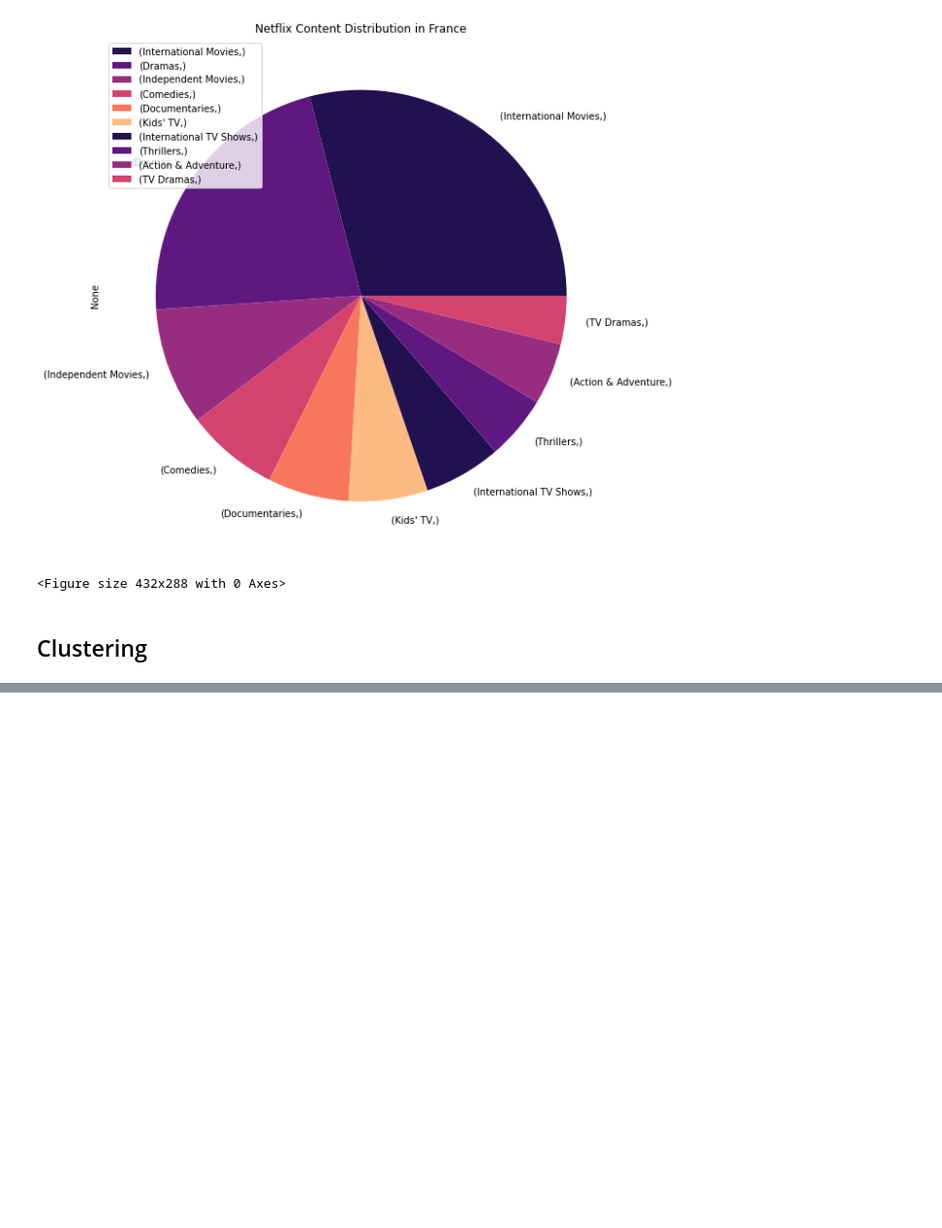
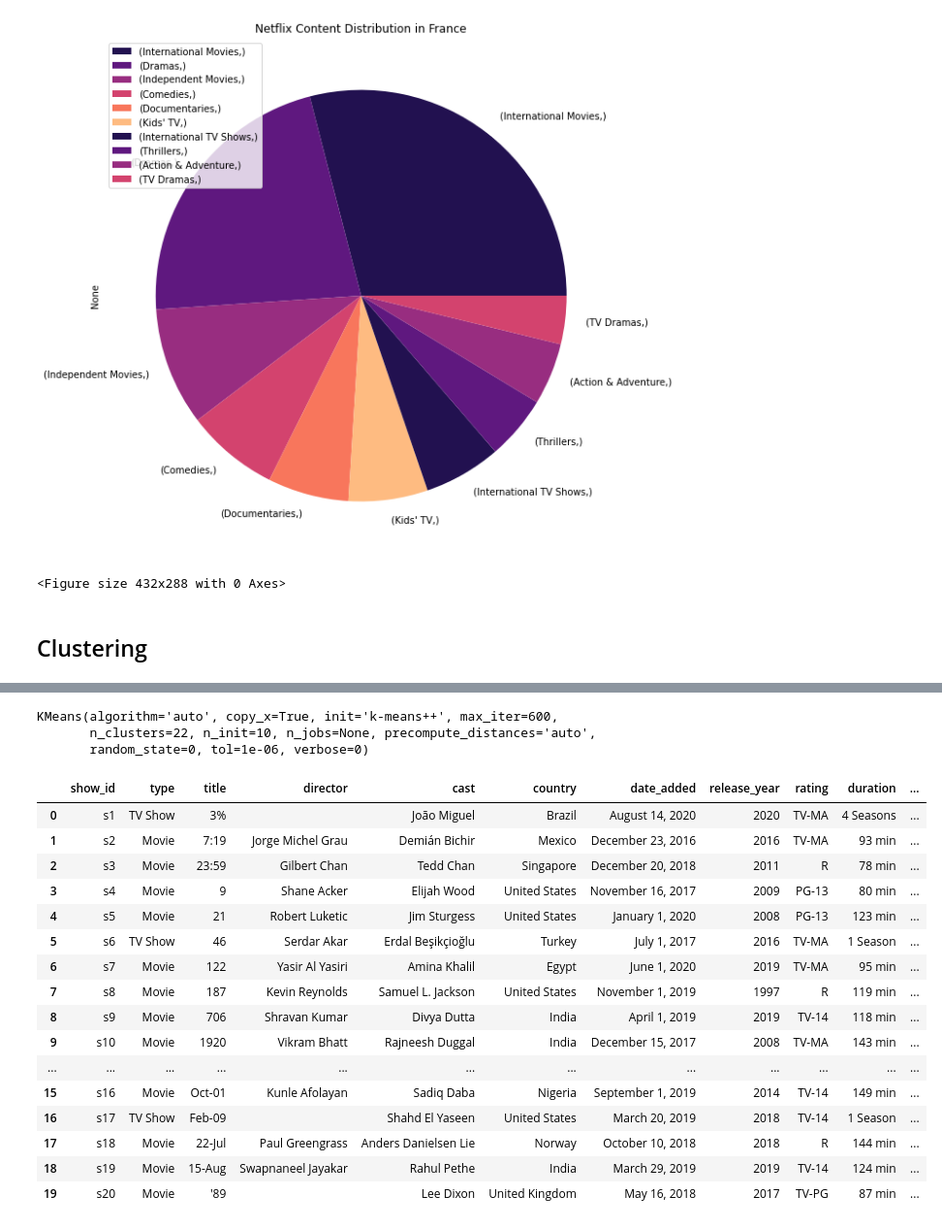
Before and after one commit to NayanaPradeep/Netflix-Movies-and-TV-Shows-Clustering, a Jupyter notebook: NETFLIX_MOVIES_AND_TV_SHOWS_CLUSTERING.ipynb, the cells around one changed output, grey strips where cells are left out. Shown at 97% size. Drawn from its saved outputs; the diff is of its cells as text; code cells hidden in the pictures; blank space fills up the shorter version.

```diff
--- a/NETFLIX_MOVIES_AND_TV_SHOWS_CLUSTERING.ipynb
+++ b/NETFLIX_MOVIES_AND_TV_SHOWS_CLUSTERING.ipynb
@@ -964,0 +903,9 @@ df[df['cluster'] == 11][['type','title','director','cast','country','rating','li
+# %%
+k_clusters = 22
+
+model = KMeans(n_clusters=k_clusters, init='k-means++', n_init=10, max_iter=600, tol=0.000001, random_state=0)
+model.fit(X_train_vc)
+# %% [output]
+KMeans(algorithm='auto', copy_x=True, init='k-means++', max_iter=600,
+       n_clusters=22, n_init=10, n_jobs=None, precompute_distances='auto',
+       random_state=0, tol=1e-06, verbose=0)
@@ -964,0 +914,23 @@ df[df['cluster'] == 11][['type','title','director','cast','country','rating','li
+# %%
+df["ClusterName"] = clusters
+# Convert the label (Product) to numeric using the pd factorize function
+#df['category_id'] = dataset['Product'].factorize()[0]
+df.head(20)
+# %% [output]
+|  | show_id | type | title | director | cast | country | date_added | release_year | rating | duration | ... |
+| 0 | s1 | TV Show | 3% |  | João Miguel | Brazil | August 14, 2020 | 2020 | TV-MA | 4 Seasons | ... |
+| 1 | s2 | Movie | 7:19 | Jorge Michel Grau | Demián Bichir | Mexico | December 23, 2016 | 2016 | TV-MA | 93 min | ... |
+| 2 | s3 | Movie | 23:59 | Gilbert Chan | Tedd Chan | Singapore | December 20, 2018 | 2011 | R | 78 min | ... |
+| 3 | s4 | Movie | 9 | Shane Acker | Elijah Wood | United States | November 16, 2017 | 2009 | PG-13 | 80 min | ... |
+| 4 | s5 | Movie | 21 | Robert Luketic | Jim Sturgess | United States | January 1, 2020 | 2008 | PG-13 | 123 min | ... |
+| 5 | s6 | TV Show | 46 | Serdar Akar | Erdal Beşikçioğlu | Turkey | July 1, 2017 | 2016 | TV-MA | 1 Season | ... |
+| 6 | s7 | Movie | 122 | Yasir Al Yasiri | Amina Khalil | Egypt | June 1, 2020 | 2019 | TV-MA | 95 min | ... |
+| 7 | s8 | Movie | 187 | Kevin Reynolds | Samuel L. Jackson | United States | November 1, 2019 | 1997 | R | 119 min | ... |
+| 8 | s9 | Movie | 706 | Shravan Kumar | Divya Dutta | India | April 1, 2019 | 2019 | TV-14 | 118 min | ... |
+| 9 | s10 | Movie | 1920 | Vikram Bhatt | Rajneesh Duggal | India | December 15, 2017 | 2008 | TV-MA | 143 min | ... |
+| ... | ... | ... | ... | ... | ... | ... | ... | ... | ... | ... | ... |
+| 15 | s16 | Movie | Oct-01 | Kunle Afolayan | Sadiq Daba | Nigeria | September 1, 2019 | 2014 | TV-14 | 149 min | ... |
+| 16 | s17 | TV Show | Feb-09 |  | Shahd El Yaseen | United States | March 20, 2019 | 2018 | TV-14 | 1 Season | ... |
+| 17 | s18 | Movie | 22-Jul | Paul Greengrass | Anders Danielsen Lie | Norway | October 10, 2018 | 2018 | R | 144 min | ... |
+| 18 | s19 | Movie | 15-Aug | Swapnaneel Jayakar | Rahul Pethe | India | March 29, 2019 | 2019 | TV-14 | 124 min | ... |
+| 19 | s20 | Movie | '89 |  | Lee Dixon | United Kingdom | May 16, 2018 | 2017 | TV-PG | 87 min | ... |
```
Also changed, not shown: parts of 54 cells of this notebook.
